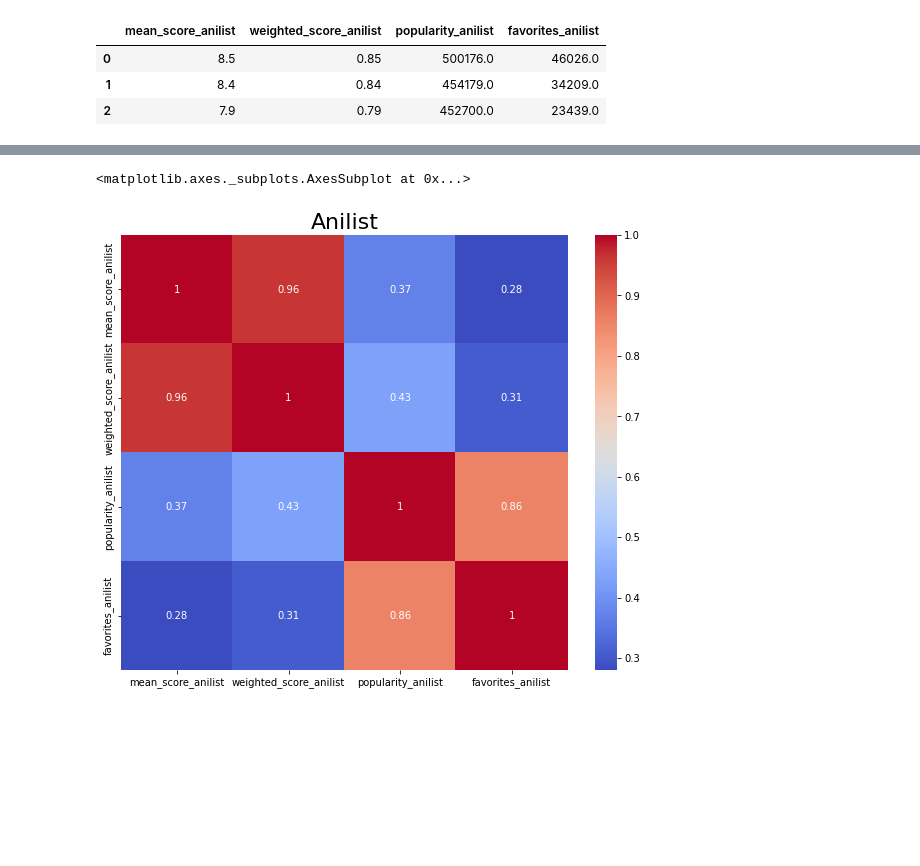
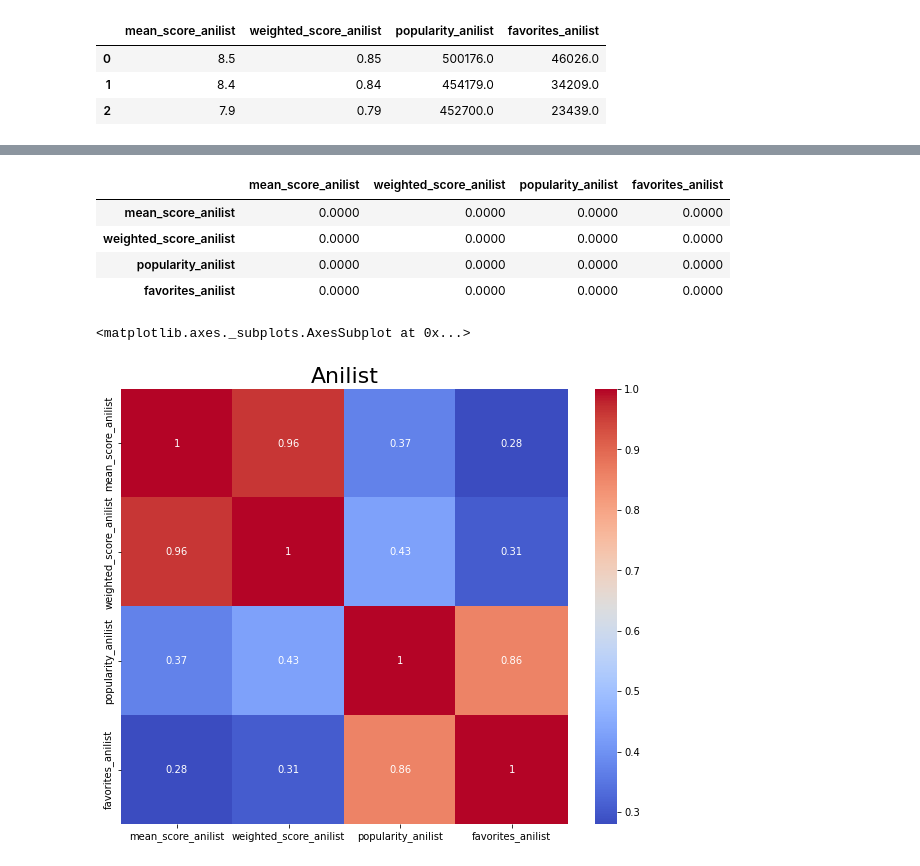
Before and after one commit to mrcuongtroll/Anime-Analysis, a Jupyter notebook: Step4_EDA/Analysis_Anime.ipynb, the cells around one changed output, grey strips where cells are left out. Drawn from its saved outputs; the diff is of its cells as text; code cells hidden in the pictures; blank space fills up the shorter version.

```diff
--- a/Step4_EDA/Analysis_Anime.ipynb
+++ b/Step4_EDA/Analysis_Anime.ipynb
@@ -335,3 +243,15 @@ df_anilist.corr()
+# %%
+# Check for corr
+# Anilist
+corr_case(df_anilist[['mean_score_anilist',
+                            'weighted_score_anilist',
+                            'popularity_anilist', 'favorites_anilist']])[2]
+# %% [output]
+|  | mean_score_anilist | weighted_score_anilist | popularity_anilist | favorites_anilist |
+| mean_score_anilist | 0.0000 | 0.0000 | 0.0000 | 0.0000 |
+| weighted_score_anilist | 0.0000 | 0.0000 | 0.0000 | 0.0000 |
+| popularity_anilist | 0.0000 | 0.0000 | 0.0000 | 0.0000 |
+| favorites_anilist | 0.0000 | 0.0000 | 0.0000 | 0.0000 |
 # %%
 # Plot heatmap
 plt.figure(figsize=(10, 8))
```
Also changed, not shown: parts of 48 cells of this notebook, 1 other file.
